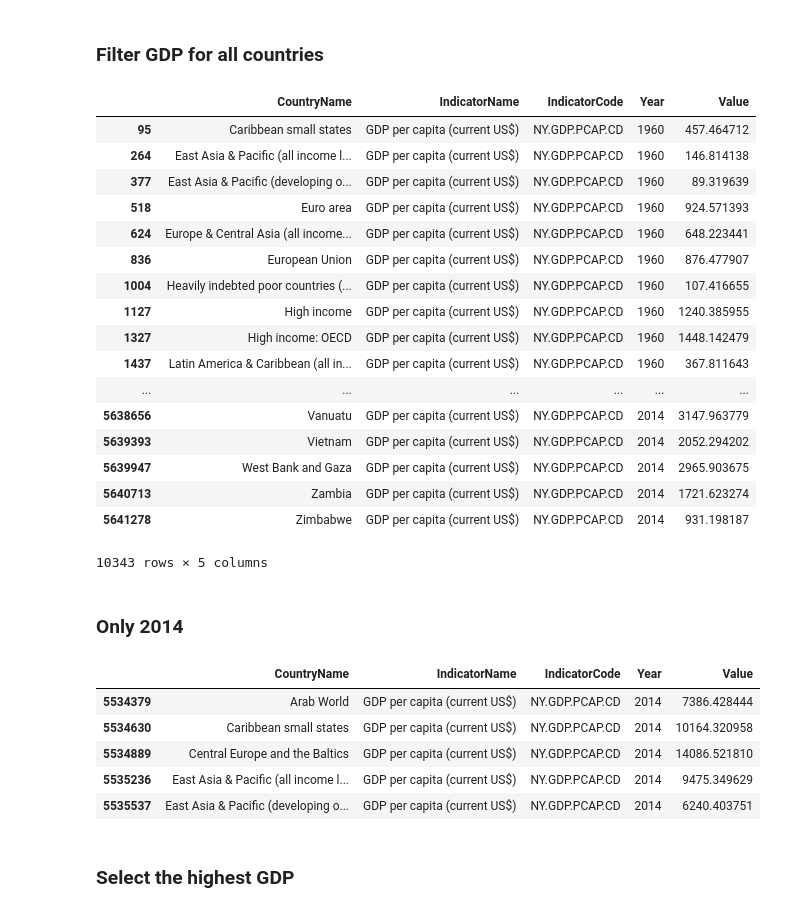
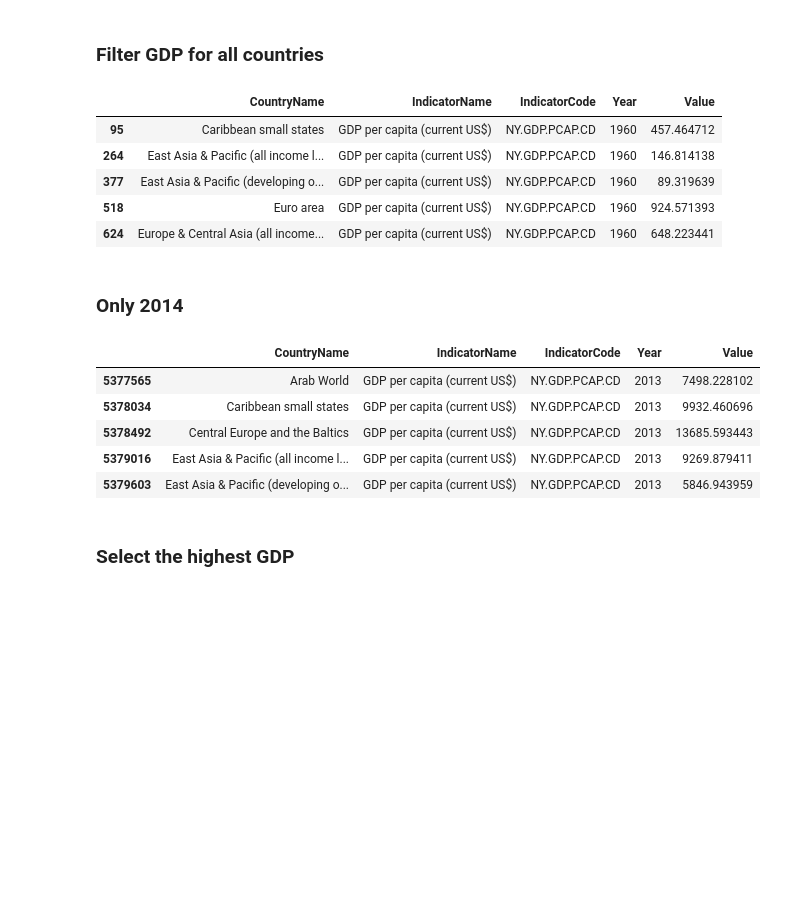
Before and after one commit to mmmarchetti/edx_dse200x, a Jupyter notebook: week6 /mini-project.ipynb, the cells around one changed output. Cells and saved outputs as stored; diff of their text form; code cells hidden in the pictures; blank space fills up the shorter version.

```diff
--- a/week6 /mini-project.ipynb
+++ b/week6 /mini-project.ipynb
@@ -122,38 +122,26 @@ plt.show()
 # %%
 gdp = new_data['IndicatorCode'].str.contains('NY.GDP.PCAP.CD')
 gdp = new_data[gdp]
-gdp
+gdp.head()
 # %% [output]
 |  | CountryName | IndicatorName | IndicatorCode | Year | Value |
 | 95 | Caribbean small states | GDP per capita (current US$) | NY.GDP.PCAP.CD | 1960 | 457.464712 |
 | 264 | East Asia & Pacific (all income l... | GDP per capita (current US$) | NY.GDP.PCAP.CD | 1960 | 146.814138 |
 | 377 | East Asia & Pacific (developing o... | GDP per capita (current US$) | NY.GDP.PCAP.CD | 1960 | 89.319639 |
 | 518 | Euro area | GDP per capita (current US$) | NY.GDP.PCAP.CD | 1960 | 924.571393 |
 | 624 | Europe & Central Asia (all income... | GDP per capita (current US$) | NY.GDP.PCAP.CD | 1960 | 648.223441 |
-| 836 | European Union | GDP per capita (current US$) | NY.GDP.PCAP.CD | 1960 | 876.477907 |
-| 1004 | Heavily indebted poor countries (... | GDP per capita (current US$) | NY.GDP.PCAP.CD | 1960 | 107.416655 |
-| 1127 | High income | GDP per capita (current US$) | NY.GDP.PCAP.CD | 1960 | 1240.385955 |
-| 1327 | High income: OECD | GDP per capita (current US$) | NY.GDP.PCAP.CD | 1960 | 1448.142479 |
-| 1437 | Latin America & Caribbean (all in... | GDP per capita (current US$) | NY.GDP.PCAP.CD | 1960 | 367.811643 |
-| ... | ... | ... | ... | ... | ... |
-| 5638656 | Vanuatu | GDP per capita (current US$) | NY.GDP.PCAP.CD | 2014 | 3147.963779 |
-| 5639393 | Vietnam | GDP per capita (current US$) | NY.GDP.PCAP.CD | 2014 | 2052.294202 |
-| 5639947 | West Bank and Gaza | GDP per capita (current US$) | NY.GDP.PCAP.CD | 2014 | 2965.903675 |
-| 5640713 | Zambia | GDP per capita (current US$) | NY.GDP.PCAP.CD | 2014 | 1721.623274 |
-| 5641278 | Zimbabwe | GDP per capita (current US$) | NY.GDP.PCAP.CD | 2014 | 931.198187 |
-10343 rows × 5 columns
 # %% [markdown]
 ### Only 2014
 # %%
-gdp_2014 = gdp['Year'] == 2014
-last_gdp = gdp[gdp_2014]
+gdp_2013 = gdp['Year'] == 2013
+last_gdp = gdp[gdp_2013]
 last_gdp.head()
 # %% [output]
 |  | CountryName | IndicatorName | IndicatorCode | Year | Value |
-| 5534379 | Arab World | GDP per capita (current US$) | NY.GDP.PCAP.CD | 2014 | 7386.428444 |
-| 5534630 | Caribbean small states | GDP per capita (current US$) | NY.GDP.PCAP.CD | 2014 | 10164.320958 |
-| 5534889 | Central Europe and the Baltics | GDP per capita (current US$) | NY.GDP.PCAP.CD | 2014 | 14086.521810 |
-| 5535236 | East Asia & Pacific (all income l... | GDP per capita (current US$) | NY.GDP.PCAP.CD | 2014 | 9475.349629 |
-| 5535537 | East Asia & Pacific (developing o... | GDP per capita (current US$) | NY.GDP.PCAP.CD | 2014 | 6240.403751 |
+| 5377565 | Arab World | GDP per capita (current US$) | NY.GDP.PCAP.CD | 2013 | 7498.228102 |
+| 5378034 | Caribbean small states | GDP per capita (current US$) | NY.GDP.PCAP.CD | 2013 | 9932.460696 |
+| 5378492 | Central Europe and the Baltics | GDP per capita (current US$) | NY.GDP.PCAP.CD | 2013 | 13685.593443 |
+| 5379016 | East Asia & Pacific (all income l... | GDP per capita (current US$) | NY.GDP.PCAP.CD | 2013 | 9269.879411 |
+| 5379603 | East Asia & Pacific (developing o... | GDP per capita (current US$) | NY.GDP.PCAP.CD | 2013 | 5846.943959 |
 # %% [markdown]
 ### Select the highest GDP
```
Also changed, not shown: parts of 18 cells of this notebook, 1 other file.
